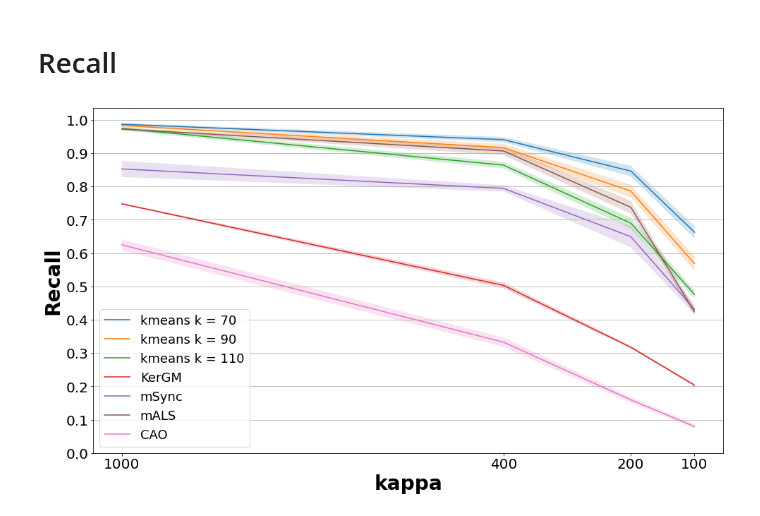
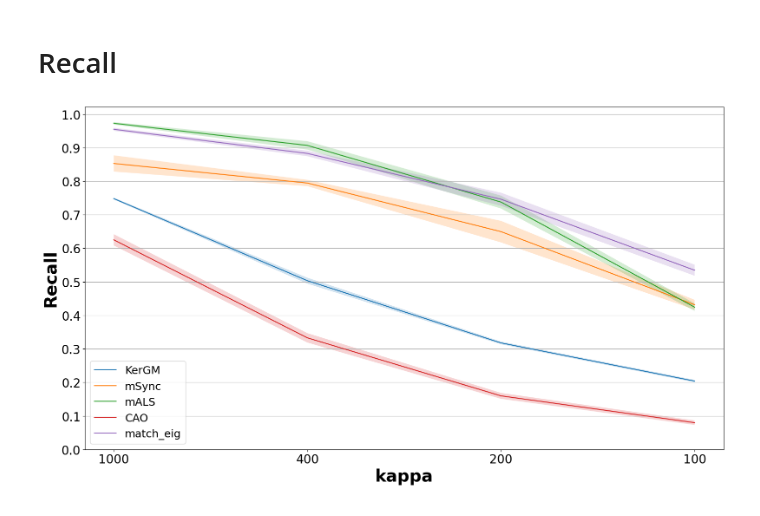
Before and after one commit to Rohit3594/Graph_matching, a Jupyter notebook: Matlab_MGM_affintiy_gen/Accuracy_from_mat-Copy1.ipynb, the cells around one changed output. Cells and saved outputs as stored; diff of their text form; code cells hidden in the pictures.

```diff
--- a/Matlab_MGM_affintiy_gen/Accuracy_from_mat-Copy1.ipynb
+++ b/Matlab_MGM_affintiy_gen/Accuracy_from_mat-Copy1.ipynb
@@ -188,14 +174,15 @@ CAO_score_prec = nx.read_gpickle('NEW_SIMU_CAO_score_prec_scores.gpickle')
 # %%
 # # Recall Scores
 
-k_70_scores_rec = nx.read_gpickle('NEW_SIMU_kmeans_rec_score_k_70.gpickle')
-k_90_scores_rec = nx.read_gpickle('NEW_SIMU_kmeans_rec_score_k_90.gpickle')
-k_110_scores_rec = nx.read_gpickle('NEW_SIMU_kmeans_rec_score_k_110.gpickle')
+#k_70_scores_rec = nx.read_gpickle('NEW_SIMU_kmeans_rec_score_k_70.gpickle')
+#k_90_scores_rec = nx.read_gpickle('NEW_SIMU_kmeans_rec_score_k_90.gpickle')
+#k_110_scores_rec = nx.read_gpickle('NEW_SIMU_kmeans_rec_score_k_110.gpickle')
 kergm_scores_rec = nx.read_gpickle('NEW_SIMU_KerGM_score_rec_scores.gpickle')
 m_Sync_scores_rec = nx.read_gpickle('NEW_SIMU_mSync_score_rec_scores.gpickle')
 #m_Sync_kmeans_scores_prec = nx.read_gpickle('mSync_kmeans_rec_scores.gpickle')
 mALS_score_rec = nx.read_gpickle('NEW_SIMU_mALS_score_rec_scores.gpickle')
 CAO_score_rec = nx.read_gpickle('NEW_SIMU_CAO_score_rec_scores.gpickle')
+Match_eig_scores_rec = pickle.load(open( "recall_match_eig.pickle", "rb" ))
 
 #HiPPi_score_prec = nx.read_gpickle('Hippi_kmeans_rec_scores.gpickle')
 # %%
@@ -219,13 +209,14 @@ CAO_prec, CAO_prec_std = score_mean_std(CAO_score_prec)
 # %%
-k_70_rec, k_70_rec_std  = score_mean_std(k_70_scores_rec)
-k_90_rec, k_90_rec_std  = score_mean_std(k_90_scores_rec)
-k_110_rec, k_110_rec_std = score_mean_std(k_110_scores_rec)
+#k_70_rec, k_70_rec_std  = score_mean_std(k_70_scores_rec)
+#k_90_rec, k_90_rec_std  = score_mean_std(k_90_scores_rec)
+#k_110_rec, k_110_rec_std = score_mean_std(k_110_scores_rec)
 kergm_rec, kergm_rec_std = score_mean_std(kergm_scores_rec)
 msync_rec, msync_rec_std = score_mean_std(m_Sync_scores_rec)
 mALS_rec, mALS_rec_std = score_mean_std(mALS_score_rec)
 #msync_kmeans_prec, msync_kmeans_std = score_mean_std(m_Sync_kmeans_scores_prec)
 #Hippi_prec, Hippi_std = score_mean_std(HiPPi_score_prec)
 CAO_rec, CAO_rec_std = score_mean_std(CAO_score_rec)
+Match_eig_rec, Match_eig_rec_std = score_mean_std(Match_eig_scores_rec)
 # %% [markdown]
 # F1 Score
 # %%
@@ -321,46 +325,51 @@ fig.savefig('NEW SIMU Scores_prec.png')
 # %% [markdown]
 # Recall
 # %%
+strkergm = [str(k) for k in list(kergm_scores.keys())]
+
 fig = plt.figure(figsize=(16, 9))
 
-plt.plot(list(k_70.keys()), k_70_rec ,label = 'kmeans k = 70')
-plt.fill_between(list(k_70.keys()), k_70_rec - k_70_rec_std, k_70_rec + k_70_rec_std, alpha=0.2)
+# plt.plot(list(k_70.keys()), k_70_rec ,label = 'kmeans k = 70')
+# plt.fill_between(list(k_70.keys()), k_70_rec - k_70_rec_std, k_70_rec + k_70_rec_std, alpha=0.2)
 
-plt.plot(list(k_90.keys()), k_90_rec ,label = 'kmeans k = 90')
-plt.fill_between(list(k_90.keys()), k_90_rec - k_90_rec_std, k_90_rec + k_90_rec_std, alpha=0.2)
+# plt.plot(list(k_90.keys()), k_90_rec ,label = 'kmeans k = 90')
+# plt.fill_between(list(k_90.keys()), k_90_rec - k_90_rec_std, k_90_rec + k_90_rec_std, alpha=0.2)
 
-plt.plot(list(k_110.keys()), k_110_rec ,label = 'kmeans k = 110')
-plt.fill_between(list(k_110.keys()), k_110_rec - k_110_rec_std, k_110_rec + k_110_rec_std, alpha=0.2)
+# plt.plot(list(k_110.keys()), k_110_rec ,label = 'kmeans k = 110')
+# plt.fill_between(list(k_110.keys()), k_110_rec - k_110_rec_std, k_110_rec + k_110_rec_std, alpha=0.2)
 
-plt.plot(list(kergm_scores.keys()), kergm_rec ,label = 'KerGM')
-plt.fill_between(list(kergm_scores.keys()), kergm_rec - kergm_rec_std, kergm_rec + kergm_rec_std, alpha=0.2)
+plt.plot(strkergm, kergm_rec ,label = 'KerGM')
+plt.fill_between(strkergm, kergm_rec - kergm_rec_std, kergm_rec + kergm_rec_std, alpha=0.2)
 
-plt.plot(list(m_Sync_scores.keys()), msync_rec ,label = 'mSync')
-plt.fill_between(list(m_Sync_scores.keys()), msync_rec - msync_rec_std, msync_rec + msync_rec_std, alpha=0.2)
+plt.plot(strkergm, msync_rec ,label = 'mSync')
+plt.fill_between(strkergm, msync_rec - msync_rec_std, msync_rec + msync_rec_std, alpha=0.2)
 
-plt.plot(list(mALS_scores.keys()), mALS_rec ,label = 'mALS')
-plt.fill_between(list(m_Sync_scores.keys()), mALS_rec - mALS_rec_std, mALS_rec + mALS_rec_std, alpha=0.2)
+plt.plot(strkergm, mALS_rec ,label = 'mALS')
+plt.fill_between(strkergm, mALS_rec - mALS_rec_std, mALS_rec + mALS_rec_std, alpha=0.2)
 
 # plt.plot(list(mALS_scores.keys()), msync_kmeans_mean ,label = 'mSync kmeans')
 # plt.fill_between(list(m_Sync_scores.keys()), msync_kmeans_mean - msync_kmeans_std, msync_kmeans_mean + msync_kmeans_std, alpha=0.2)
 
-plt.plot(list(CAO_scores.keys()), CAO_rec ,label = 'CAO')
-plt.fill_between(list(CAO_scores.keys()), CAO_rec - CAO_rec_std, CAO_rec + CAO_rec_std, alpha=0.2)
+plt.plot(strkergm, CAO_rec ,label = 'CAO')
+plt.fill_between(strkergm, CAO_rec - CAO_rec_std, CAO_rec + CAO_rec_std, alpha=0.2)
 
-# plt.plot(list(HiPPi_score.keys()), Hippi_mean ,label = 'HiPPi')
-# plt.fill_between(list(HiPPi_score.keys()), Hippi_mean - Hippi_std, Hippi_mean + Hippi_std, alpha=0.2)
+plt.plot(strkergm, Match_eig_rec ,label = 'match_eig')
+plt.fill_between(strkergm, Match_eig_rec - Match_eig_rec_std, Match_eig_rec + Match_eig_rec_std, alpha=0.2)
 
 plt.xlabel('kappa',fontweight="bold",fontsize=28)
 plt.ylabel('Recall',fontweight="bold",fontsize=28)
 plt.legend(loc = 'lower left')
 #plt.title('F1 Score curve',fontweight="bold",fontsize=24)
 plt.gca().yaxis.grid(True)
 plt.gca().invert_xaxis()
 plt.legend(loc=3, prop={'size': 18})
-plt.xticks(list(k_70.keys()),fontsize=20)
-plt.yticks(np.arange(0,1.1,0.1),fontsize=20)
+
+ytck = list(np.arange(0,1.1,0.1))
+
+plt.xticks(fontsize=20)
+plt.yticks(ytck,fontsize=20)
 
 plt.show()
-fig.savefig('NEW SIMU Scores_rec.png')
+fig.savefig('NEW SIMU Scores_rec match_eig.png')
 # %% [output]
-[figure, old version]
+[figure, new version]
```
Also changed, not shown: parts of 8 cells of this notebook, 14 other files.
